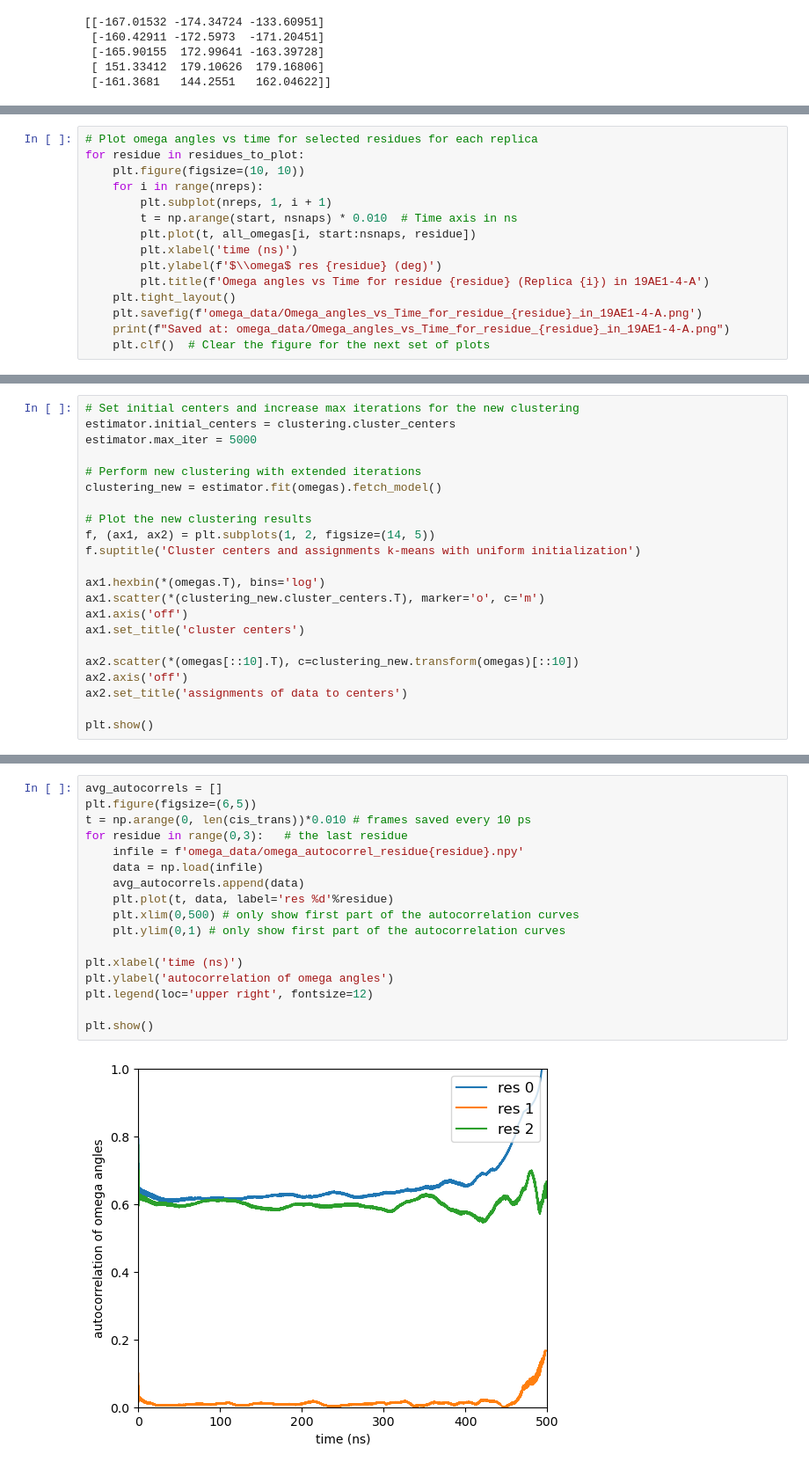
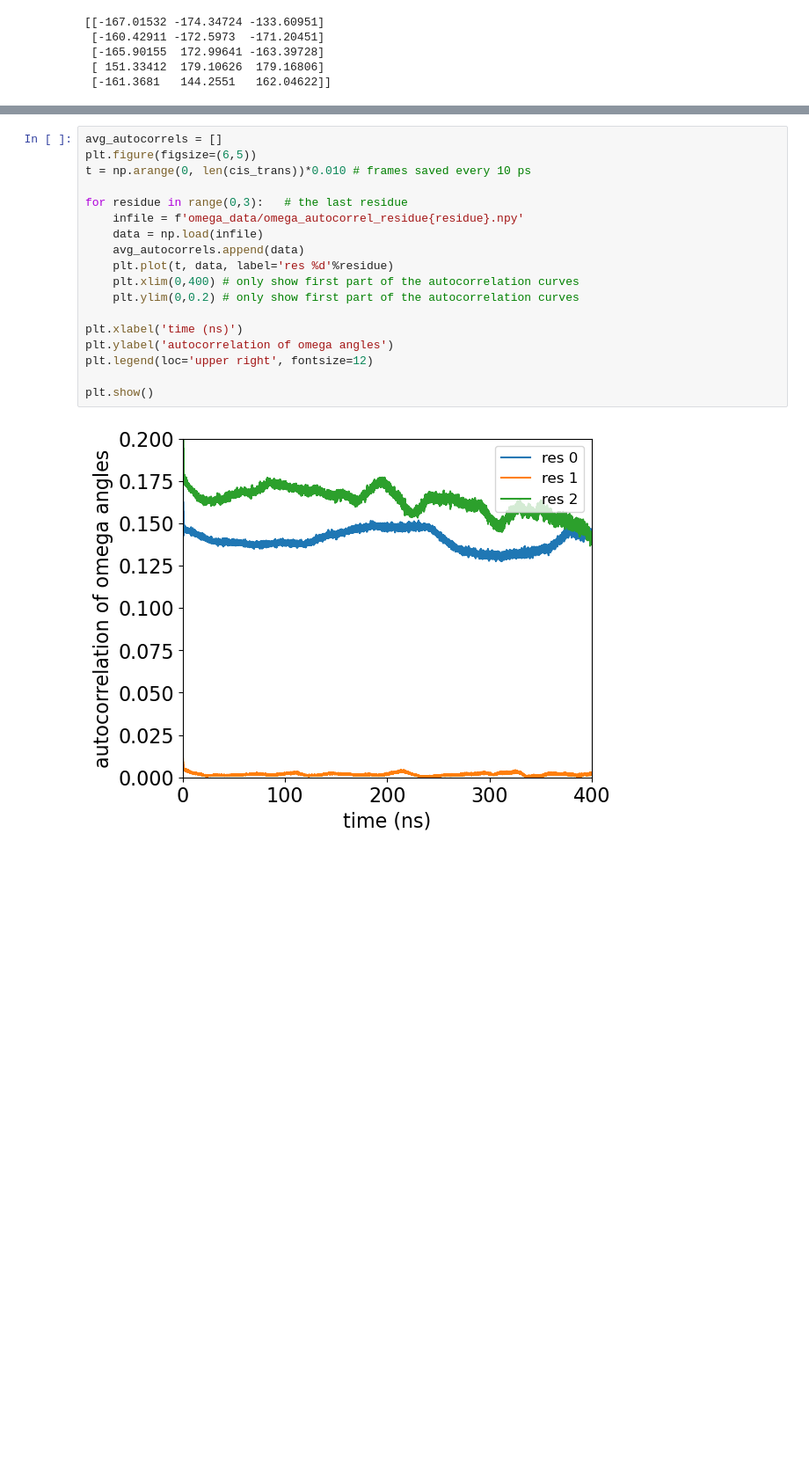
Before and after one commit to starwingc/peptoid_24summer, a Jupyter notebook: peptoid/19AE1-4-A/GAFF/protonated/HREX_500ns/omega_analysis.ipynb, the cells around one changed output, grey strips where cells are left out. Shown at 88% size. Drawn from its saved outputs; the diff is of its cells as text; blank space fills up the shorter version.

Commit message:
adding omega_analysis plotting_data clustering notebook

```diff
--- a/peptoid/19AE1-4-A/GAFF/protonated/HREX_500ns/omega_analysis.ipynb
+++ b/peptoid/19AE1-4-A/GAFF/protonated/HREX_500ns/omega_analysis.ipynb
@@ -248,15 +281,0 @@ for i in range(6):
-# %%
-# Plot omega angles vs time for selected residues for each replica
-for residue in residues_to_plot:
-    plt.figure(figsize=(10, 10))
-    for i in range(nreps):
-        plt.subplot(nreps, 1, i + 1)
-        t = np.arange(start, nsnaps) * 0.010  # Time axis in ns
-        plt.plot(t, all_omegas[i, start:nsnaps, residue])
-        plt.xlabel('time (ns)')
-        plt.ylabel(f'$\\omega$ res {residue} (deg)')
-        plt.title(f'Omega angles vs Time for residue {residue} (Replica {i}) in 19AE1-4-A')
-    plt.tight_layout()
-    plt.savefig(f'omega_data/Omega_angles_vs_Time_for_residue_{residue}_in_19AE1-4-A.png')
-    print(f"Saved at: omega_data/Omega_angles_vs_Time_for_residue_{residue}_in_19AE1-4-A.png")
-    plt.clf()  # Clear the figure for the next set of plots
@@ -377,22 +281,0 @@ plt.show()
-# %%
-# Set initial centers and increase max iterations for the new clustering
-estimator.initial_centers = clustering.cluster_centers
-estimator.max_iter = 5000
-
-# Perform new clustering with extended iterations
-clustering_new = estimator.fit(omegas).fetch_model()
-
-# Plot the new clustering results
-f, (ax1, ax2) = plt.subplots(1, 2, figsize=(14, 5))
-f.suptitle('Cluster centers and assignments k-means with uniform initialization')
-
-ax1.hexbin(*(omegas.T), bins='log')
-ax1.scatter(*(clustering_new.cluster_centers.T), marker='o', c='m')
-ax1.axis('off')
-ax1.set_title('cluster centers')
-
-ax2.scatter(*(omegas[::10].T), c=clustering_new.transform(omegas)[::10])
-ax2.axis('off')
-ax2.set_title('assignments of data to centers')
-
-plt.show()
@@ -448,22 +324,23 @@ Saving omega_data/omega_autocorrel_residue2.npy ...
 # %%
 avg_autocorrels = []
 plt.figure(figsize=(6,5))
 t = np.arange(0, len(cis_trans))*0.010 # frames saved every 10 ps
+
 for residue in range(0,3):   # the last residue
     infile = f'omega_data/omega_autocorrel_residue{residue}.npy'
     data = np.load(infile)
     avg_autocorrels.append(data)
     plt.plot(t, data, label='res %d'%residue)
-    plt.xlim(0,500) # only show first part of the autocorrelation curves
-    plt.ylim(0,1) # only show first part of the autocorrelation curves
+    plt.xlim(0,400) # only show first part of the autocorrelation curves
+    plt.ylim(0,0.2) # only show first part of the autocorrelation curves
 
 plt.xlabel('time (ns)')
 plt.ylabel('autocorrelation of omega angles')
 plt.legend(loc='upper right', fontsize=12)
 
 plt.show()
 # %% [output]
-[figure, old version]
+[figure, new version]
 # %%
 import numpy as np
 import matplotlib.pyplot as plt
```
Also changed, not shown: parts of 23 cells of this notebook, 2 other files.
